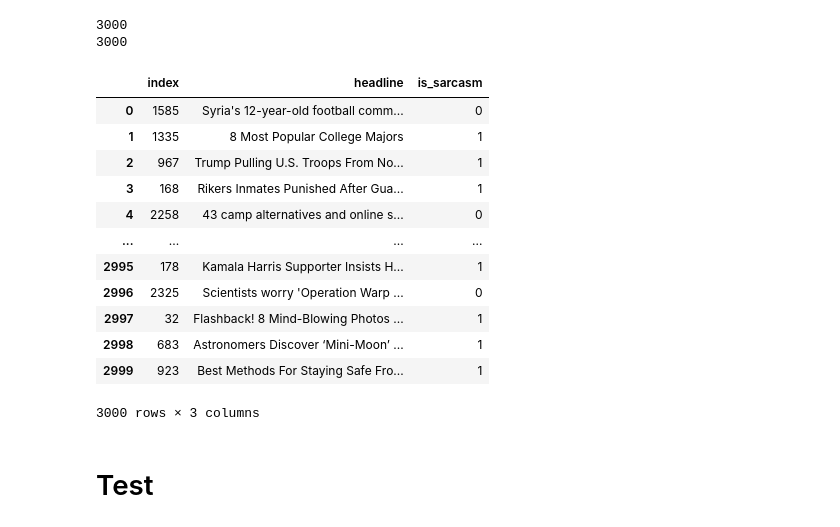
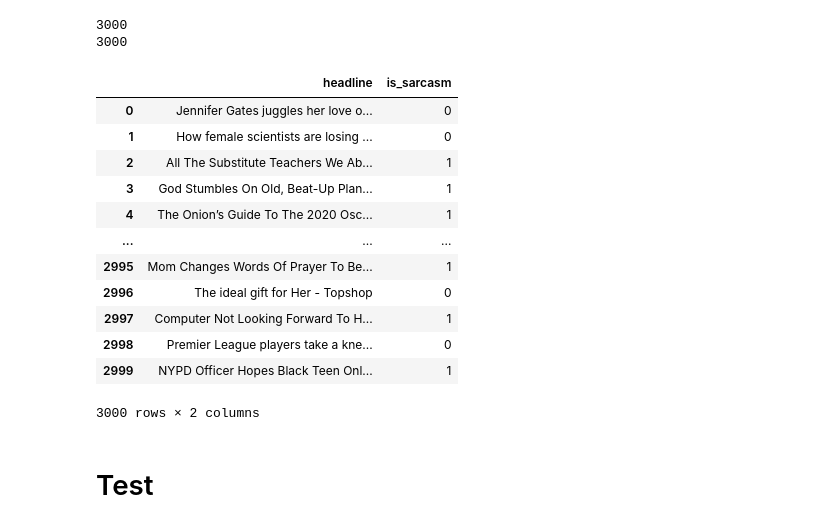
Before and after one commit to dangcaptkd/CS114.K21-, a Jupyter notebook: CaseStudy01-sarcasm_detection.ipynb, the cells around one changed output. Cells and saved outputs as stored; diff of their text form; code cells hidden in the pictures.

```diff
--- a/CaseStudy01-sarcasm_detection.ipynb
+++ b/CaseStudy01-sarcasm_detection.ipynb
@@ -359,22 +359,22 @@ data_test = pd.DataFrame({
 })
 # %%
 from sklearn.utils import shuffle
-df = shuffle(data_test).reset_index(drop=False)
+df = shuffle(data_test).reset_index(drop=True)
 df
 # %% [output]
-|  | index | headline | is_sarcasm |
-| 0 | 1585 | Syria's 12-year-old football comm... | 0 |
-| 1 | 1335 | 8 Most Popular College Majors | 1 |
-| 2 | 967 | Trump Pulling U.S. Troops From No... | 1 |
-| 3 | 168 | Rikers Inmates Punished After Gua... | 1 |
-| 4 | 2258 | 43 camp alternatives and online s... | 0 |
-| ... | ... | ... | ... |
-| 2995 | 178 | Kamala Harris Supporter Insists H... | 1 |
-| 2996 | 2325 | Scientists worry 'Operation Warp ... | 0 |
-| 2997 | 32 | Flashback! 8 Mind-Blowing Photos ... | 1 |
-| 2998 | 683 | Astronomers Discover ‘Mini-Moon’ ... | 1 |
-| 2999 | 923 | Best Methods For Staying Safe Fro... | 1 |
+|  | headline | is_sarcasm |
+| 0 | Jennifer Gates juggles her love o... | 0 |
+| 1 | How female scientists are losing ... | 0 |
+| 2 | All The Substitute Teachers We Ab... | 1 |
+| 3 | God Stumbles On Old, Beat-Up Plan... | 1 |
+| 4 | The Onion’s Guide To The 2020 Osc... | 1 |
+| ... | ... | ... |
+| 2995 | Mom Changes Words Of Prayer To Be... | 1 |
+| 2996 | The ideal gift for Her - Topshop | 0 |
+| 2997 | Computer Not Looking Forward To H... | 1 |
+| 2998 | Premier League players take a kne... | 0 |
+| 2999 | NYPD Officer Hopes Black Teen Onl... | 1 |
-3000 rows × 3 columns
+3000 rows × 2 columns
 # %% [markdown]
 # Test
 # %%
```
Also changed, not shown: parts of 2 cells of this notebook.
